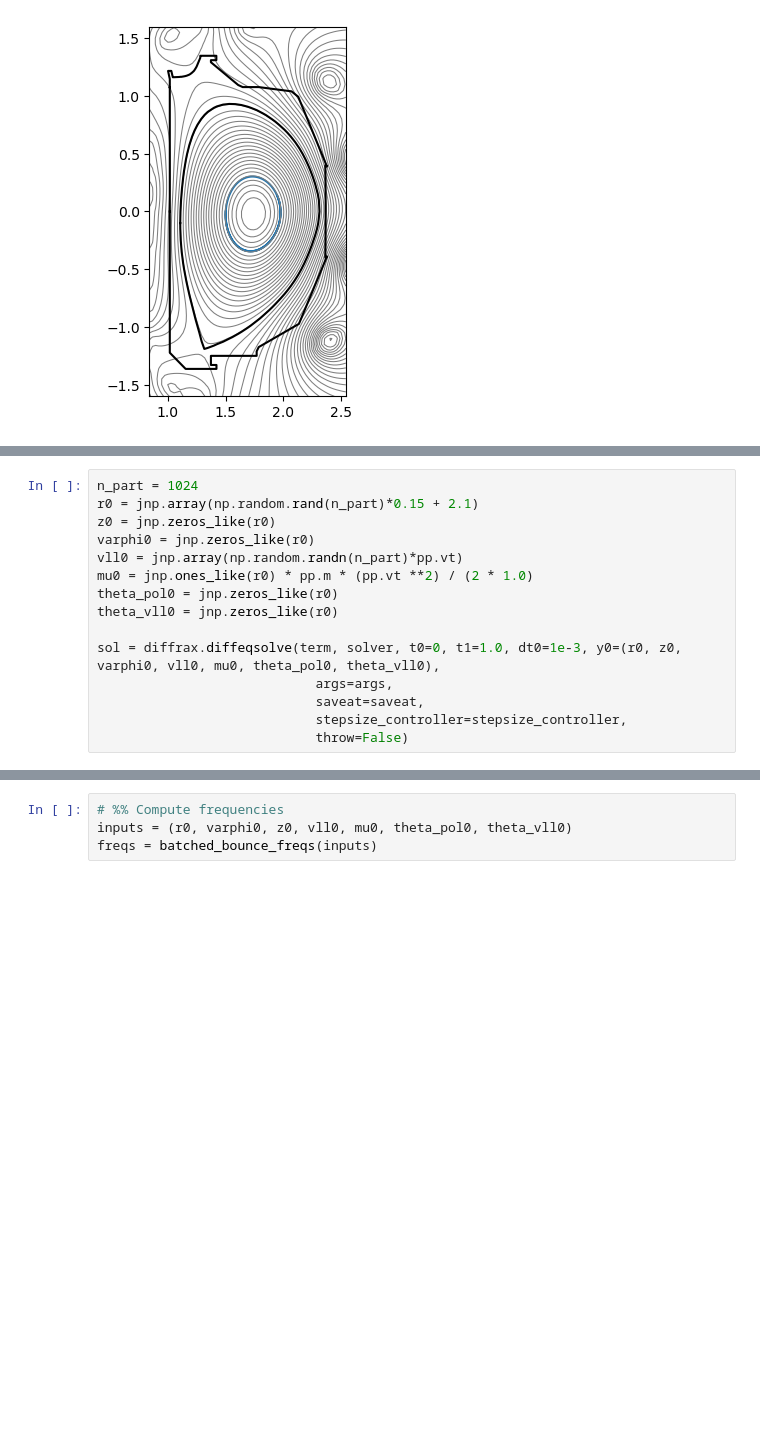
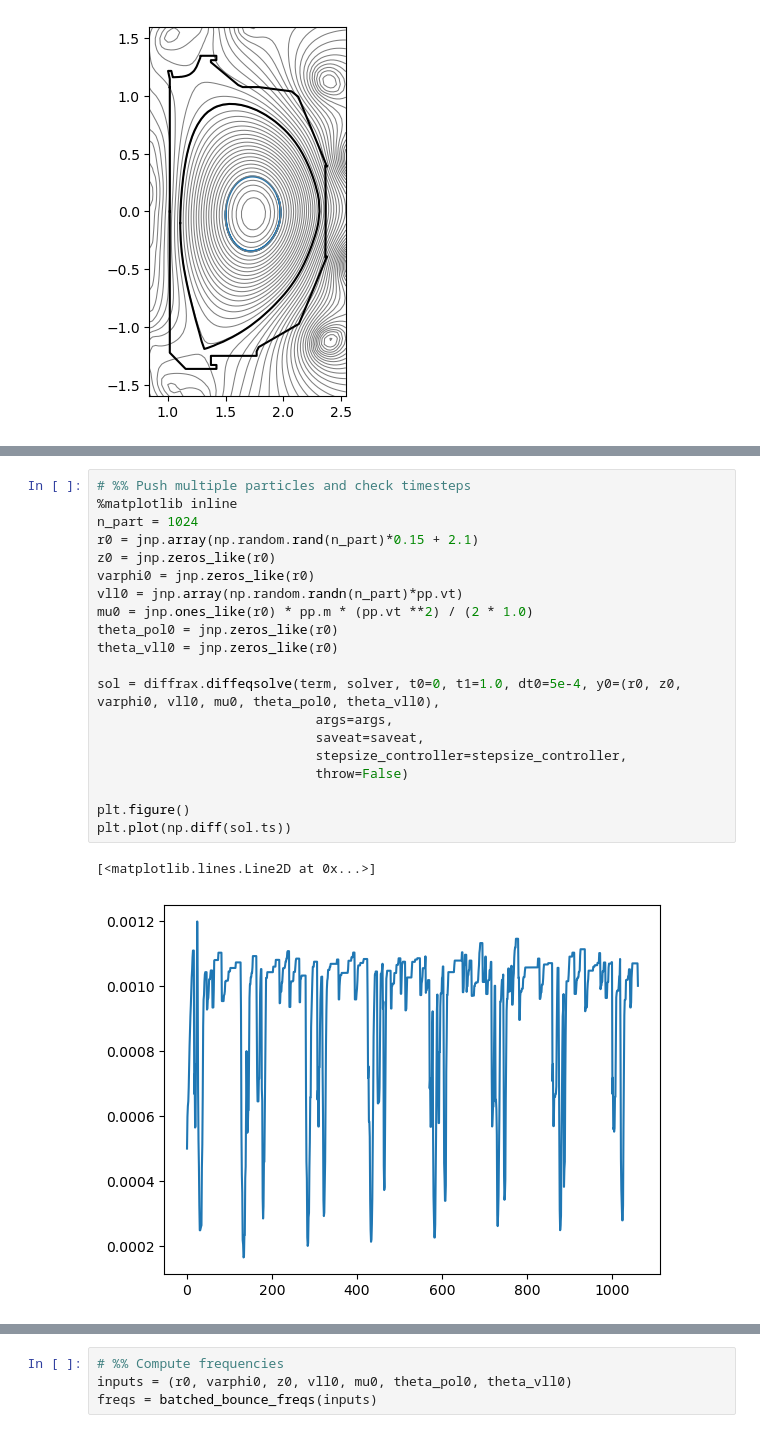
Before and after one commit to Maplenormandy/c1lgkt-jax, a Jupyter notebook: bin/diffrax_scratch.ipynb, the cells around one changed output, grey strips where cells are left out. Saved outputs shown, nothing was run; the diff lists cells and outputs as text; blank space fills up the shorter version.

```diff
--- a/bin/diffrax_scratch.ipynb
+++ b/bin/diffrax_scratch.ipynb
@@ -111,17 +121,25 @@ def orbit_freqs(y0):
 
 batched_bounce_freqs = jax.vmap(orbit_freqs)
 # %%
+# %% Push multiple particles and check timesteps
+%matplotlib inline
 n_part = 1024
 r0 = jnp.array(np.random.rand(n_part)*0.15 + 2.1)
 z0 = jnp.zeros_like(r0)
 varphi0 = jnp.zeros_like(r0)
 vll0 = jnp.array(np.random.randn(n_part)*pp.vt)
 mu0 = jnp.ones_like(r0) * pp.m * (pp.vt **2) / (2 * 1.0)
 theta_pol0 = jnp.zeros_like(r0)
 theta_vll0 = jnp.zeros_like(r0)
 
-sol = diffrax.diffeqsolve(term, solver, t0=0, t1=1.0, dt0=1e-3, y0=(r0, z0, varphi0, vll0, mu0, theta_pol0, theta_vll0),
+sol = diffrax.diffeqsolve(term, solver, t0=0, t1=1.0, dt0=5e-4, y0=(r0, z0, varphi0, vll0, mu0, theta_pol0, theta_vll0),
                             args=args,
                             saveat=saveat,
                             stepsize_controller=stepsize_controller,
                             throw=False)
+
+plt.figure()
+plt.plot(np.diff(sol.ts))
+# %% [output]
+[<matplotlib.lines.Line2D at 0x...>]
+[figure, added]
```
Also changed, not shown: parts of 13 cells of this notebook, 6 other files.
